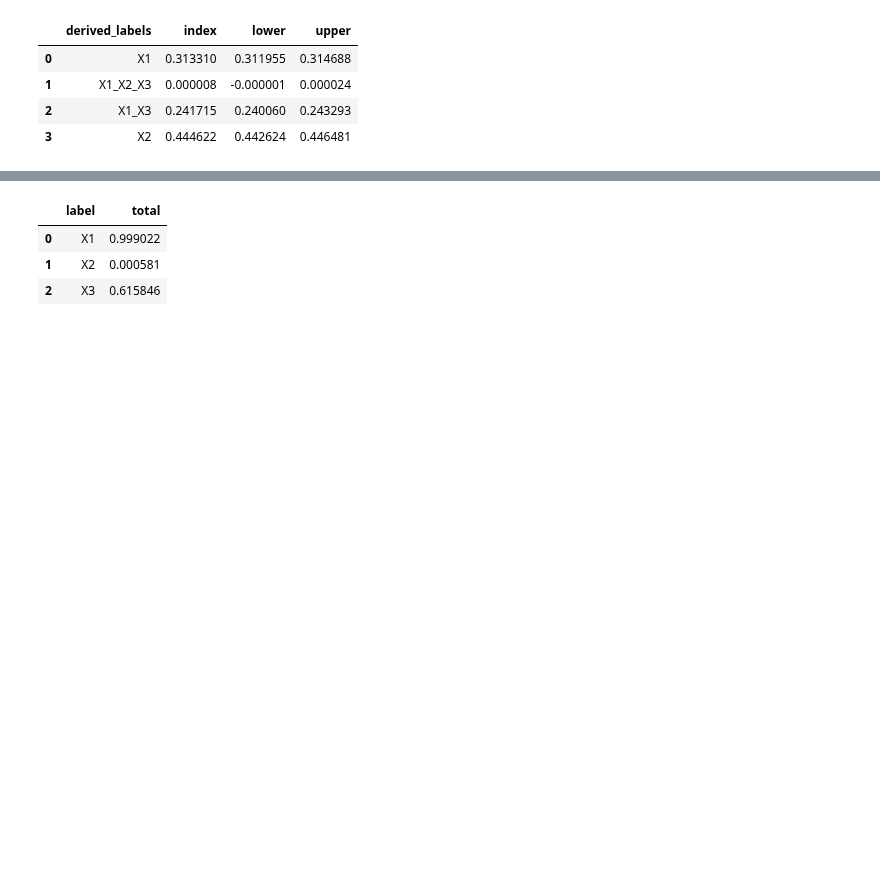
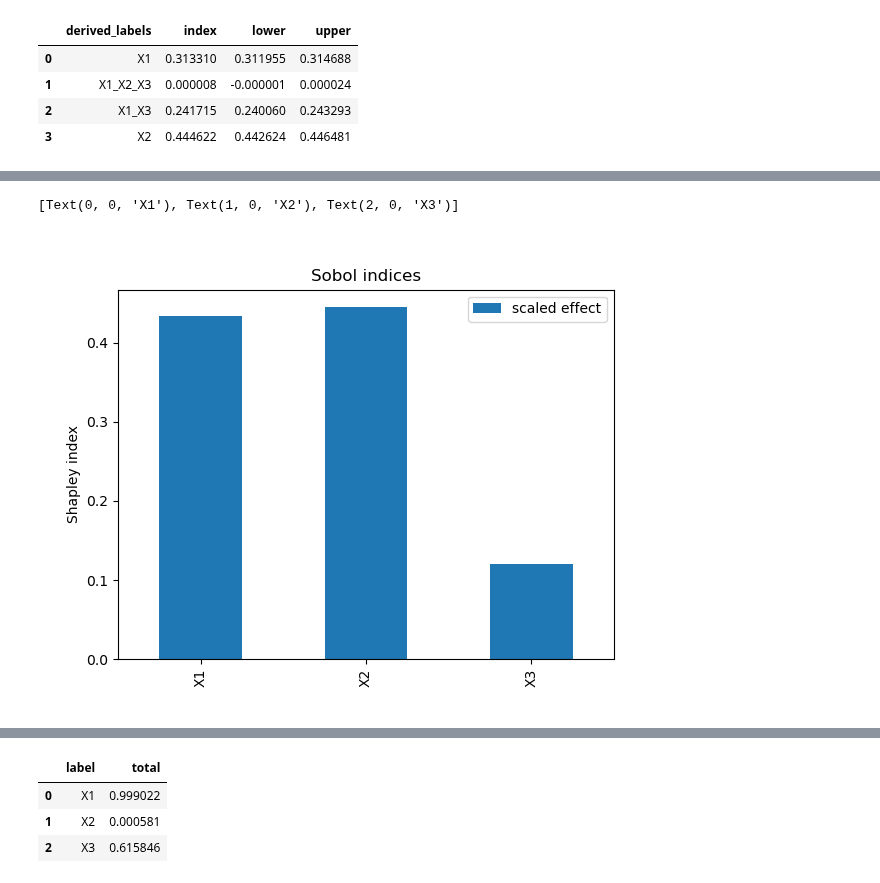
Before and after one commit to frbennett/shapleyx, a Jupyter notebook: Examples/ishigami_new_legendre.ipynb, the cells around one changed output, grey strips where cells are left out. Drawn from its saved outputs; the diff is of its cells as text; code cells hidden in the pictures; blank space fills up the shorter version.

```diff
--- a/Examples/ishigami_new_legendre.ipynb
+++ b/Examples/ishigami_new_legendre.ipynb
@@ -149,0 +126,6 @@ shap
+# %%
+shap[['scaled effect']].plot(kind='bar', title='Sobol indices', ylabel='Shapley index')
+plt.gca().set_xticklabels(shap['label'])
+# %% [output]
+[Text(0, 0, 'X1'), Text(1, 0, 'X2'), Text(2, 0, 'X3')]
+[figure, added]
```
Also changed, not shown: parts of 11 cells of this notebook, 7 other files.
